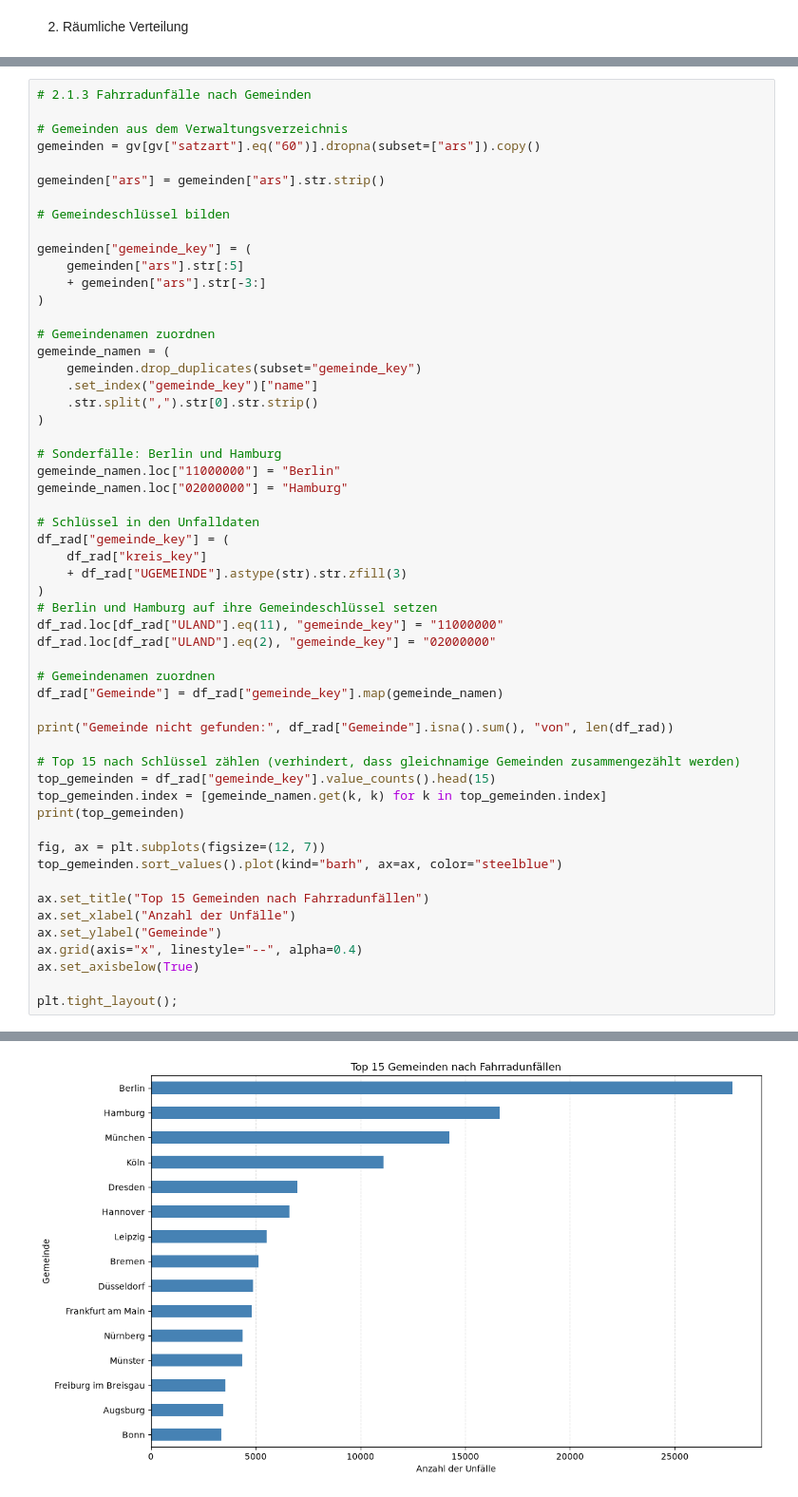
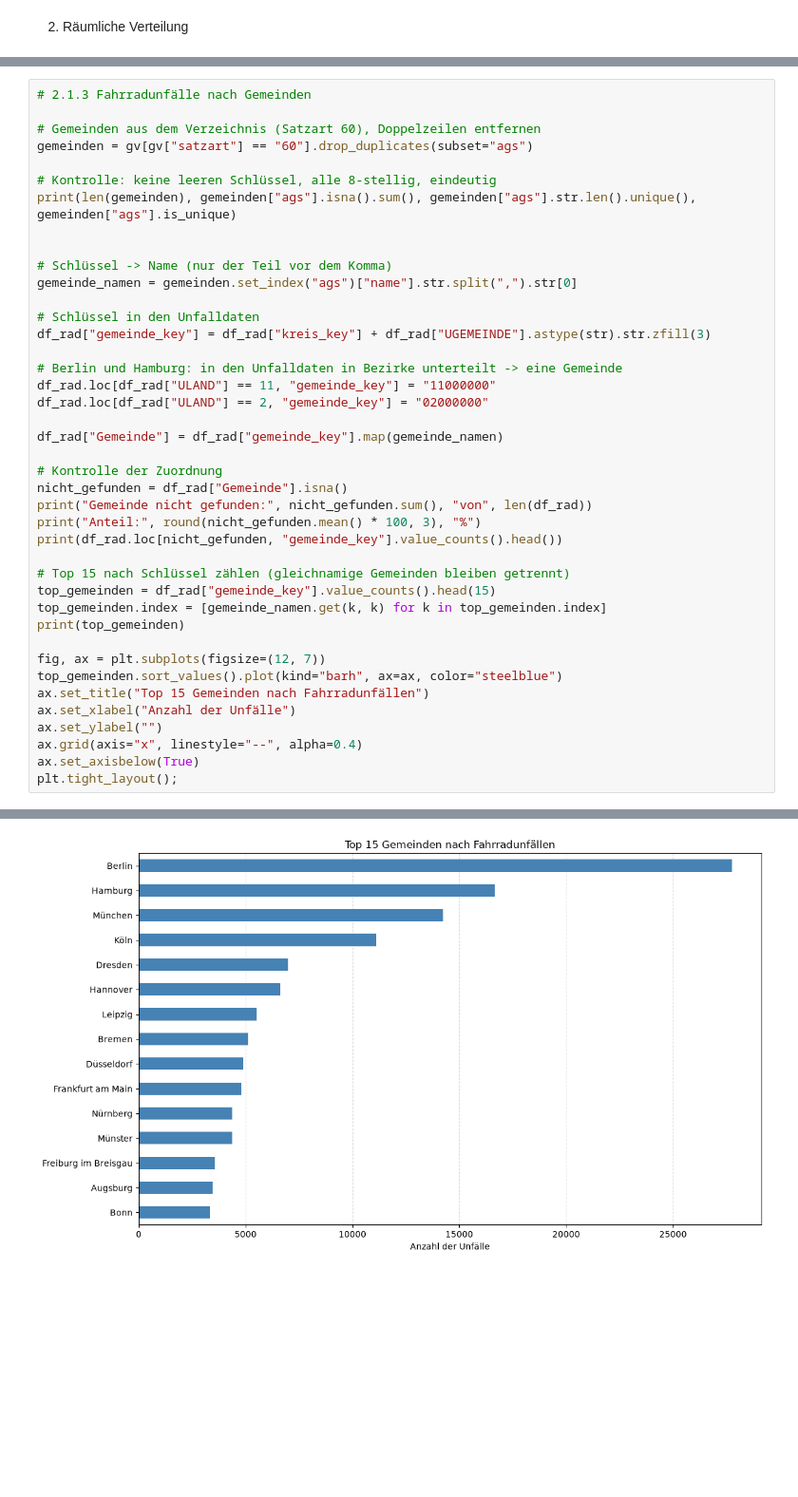
Before and after one commit to RogovaNatalia/Unfallorte_Projekt, a Jupyter notebook: analyse.ipynb, the cells around one changed output, grey strips where cells are left out. Shown at 95% size. Drawn from its saved outputs; the diff is of its cells as text; blank space fills up the shorter version.

Commit message:
Fahrradunfallanalyse nach Gemeinden und Landkreisen verbessert

```diff
--- a/analyse.ipynb
+++ b/analyse.ipynb
@@ -458,56 +423,42 @@ ULAND  UREGBEZ  UKREIS  kreis_key
 # %%
 # 2.1.3 Fahrradunfälle nach Gemeinden
 
-# Gemeinden aus dem Verwaltungsverzeichnis
-gemeinden = gv[gv["satzart"].eq("60")].dropna(subset=["ars"]).copy()
+# Gemeinden aus dem Verzeichnis (Satzart 60), Doppelzeilen entfernen
+gemeinden = gv[gv["satzart"] == "60"].drop_duplicates(subset="ags")
 
-gemeinden["ars"] = gemeinden["ars"].str.strip()
+# Kontrolle: keine leeren Schlüssel, alle 8-stellig, eindeutig
+print(len(gemeinden), gemeinden["ags"].isna().sum(), gemeinden["ags"].str.len().unique(), gemeinden["ags"].is_unique)
 
-# Gemeindeschlüssel bilden
 
-gemeinden["gemeinde_key"] = (
-    gemeinden["ars"].str[:5]
-    + gemeinden["ars"].str[-3:]
-)
-
-# Gemeindenamen zuordnen
-gemeinde_namen = (
-    gemeinden.drop_duplicates(subset="gemeinde_key")
-    .set_index("gemeinde_key")["name"]
-    .str.split(",").str[0].str.strip()
-)
-
-# Sonderfälle: Berlin und Hamburg
-gemeinde_namen.loc["11000000"] = "Berlin"
-gemeinde_namen.loc["02000000"] = "Hamburg"
+# Schlüssel -> Name (nur der Teil vor dem Komma)
+gemeinde_namen = gemeinden.set_index("ags")["name"].str.split(",").str[0]
 
 # Schlüssel in den Unfalldaten
-df_rad["gemeinde_key"] = (
-    df_rad["kreis_key"]
-    + df_rad["UGEMEINDE"].astype(str).str.zfill(3)
-)
-# Berlin und Hamburg auf ihre Gemeindeschlüssel setzen
-df_rad.loc[df_rad["ULAND"].eq(11), "gemeinde_key"] = "11000000"
-df_rad.loc[df_rad["ULAND"].eq(2), "gemeinde_key"] = "02000000"
+df_rad["gemeinde_key"] = df_rad["kreis_key"] + df_rad["UGEMEINDE"].astype(str).str.zfill(3)
 
-# Gemeindenamen zuordnen
+# Berlin und Hamburg: in den Unfalldaten in Bezirke unterteilt -> eine Gemeinde
+df_rad.loc[df_rad["ULAND"] == 11, "gemeinde_key"] = "11000000"
+df_rad.loc[df_rad["ULAND"] == 2, "gemeinde_key"] = "02000000"
+
 df_rad["Gemeinde"] = df_rad["gemeinde_key"].map(gemeinde_namen)
 
-print("Gemeinde nicht gefunden:", df_rad["Gemeinde"].isna().sum(), "von", len(df_rad))
+# Kontrolle der Zuordnung
+nicht_gefunden = df_rad["Gemeinde"].isna()
+print("Gemeinde nicht gefunden:", nicht_gefunden.sum(), "von", len(df_rad))
+print("Anteil:", round(nicht_gefunden.mean() * 100, 3), "%")
+print(df_rad.loc[nicht_gefunden, "gemeinde_key"].value_counts().head())
 
-# Top 15 nach Schlüssel zählen (verhindert, dass gleichnamige Gemeinden zusammengezählt werden)
+# Top 15 nach Schlüssel zählen (gleichnamige Gemeinden bleiben getrennt)
 top_gemeinden = df_rad["gemeinde_key"].value_counts().head(15)
 top_gemeinden.index = [gemeinde_namen.get(k, k) for k in top_gemeinden.index]
 print(top_gemeinden)
 
 fig, ax = plt.subplots(figsize=(12, 7))
 top_gemeinden.sort_values().plot(kind="barh", ax=ax, color="steelblue")
-
 ax.set_title("Top 15 Gemeinden nach Fahrradunfällen")
 ax.set_xlabel("Anzahl der Unfälle")
-ax.set_ylabel("Gemeinde")
+ax.set_ylabel("")
 ax.grid(axis="x", linestyle="--", alpha=0.4)
 ax.set_axisbelow(True)
-
 plt.tight_layout();
 # %% [output]
@@ -527,5 +478,5 @@ Münster                  4364
 Freiburg im Breisgau     3563
 Augsburg                 3443
 Bonn                     3355
 Name: count, dtype: int64
-[figure, old version]
+[figure, new version]
```
Also changed, not shown: parts of 7 cells of this notebook.
